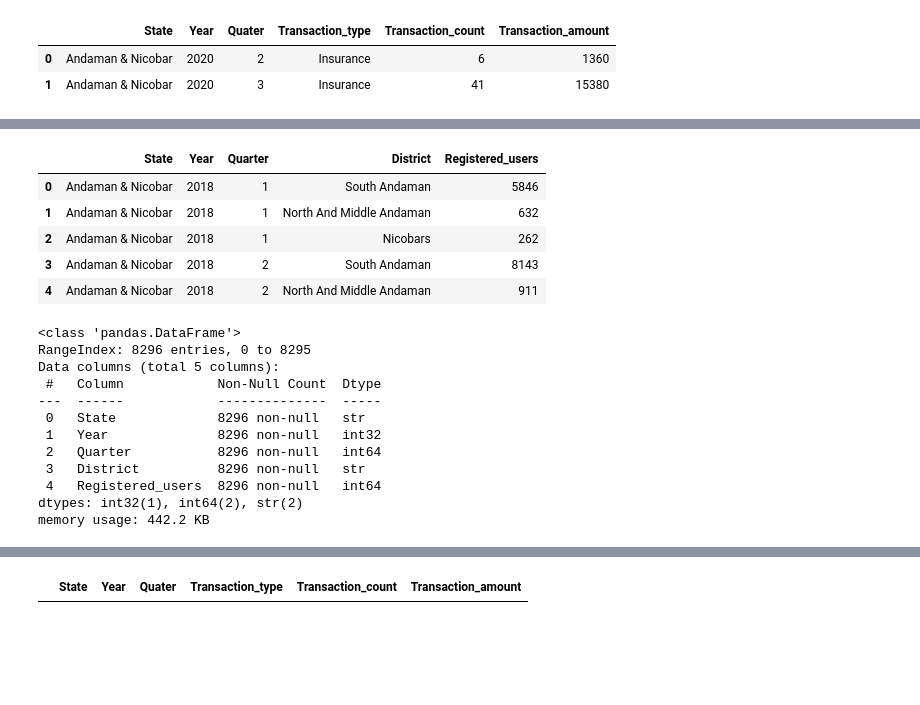
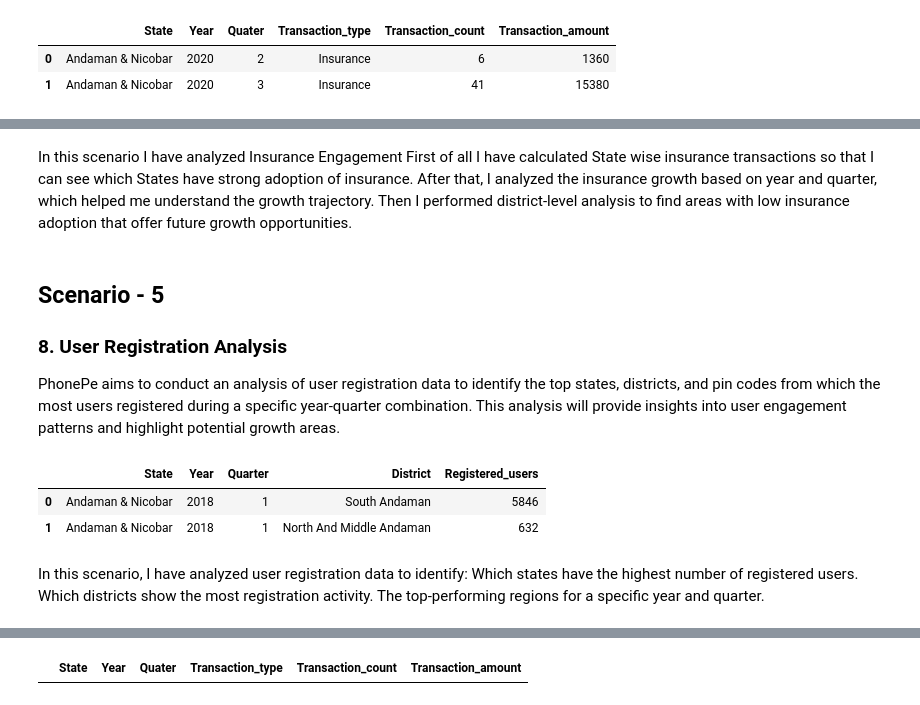
Before and after one commit to ufarooq8627/PhonePe_Analysis, a Jupyter notebook: phonepe_ana.ipynb, the cells around one changed output, grey strips where cells are left out. Cells and saved outputs as stored; diff of their text form; code cells hidden in the pictures; blank space fills up the shorter version.

```diff
--- a/phonepe_ana.ipynb
+++ b/phonepe_ana.ipynb
@@ -2141,26 +2169,24 @@ low_ins_adop
+# %% [markdown]
+In this scenario I have analyzed Insurance Engagement
+First of all I have calculated State wise insurance transactions so that I can see which States have strong adoption of insurance.
+After that, I analyzed the insurance growth based on year and quarter, which helped me understand the growth trajectory.
+Then I performed district-level analysis to find areas with low insurance adoption that offer future growth opportunities.
+# %% [markdown]
+## Scenario - 5
+### 8. User Registration Analysis
+ PhonePe aims to conduct an analysis of user registration data to identify the top states,
+ districts, and pin codes from which the most users registered during a specific year-quarter combination.
+  This analysis will provide insights into user engagement patterns and highlight potential growth areas.
 # %%
-top_user_list.head()
+top_user_list.head(2)
 # %% [output]
 |  | State | Year | Quarter | District | Registered_users |
 | 0 | Andaman & Nicobar | 2018 | 1 | South Andaman | 5846 |
 | 1 | Andaman & Nicobar | 2018 | 1 | North And Middle Andaman | 632 |
-| 2 | Andaman & Nicobar | 2018 | 1 | Nicobars | 262 |
-| 3 | Andaman & Nicobar | 2018 | 2 | South Andaman | 8143 |
-| 4 | Andaman & Nicobar | 2018 | 2 | North And Middle Andaman | 911 |
-# %%
-top_user_list.info()
-# %% [output]
-<class 'pandas.DataFrame'>
-RangeIndex: 8296 entries, 0 to 8295
-Data columns (total 5 columns):
- #   Column            Non-Null Count  Dtype
----  ------            --------------  -----
- 0   State             8296 non-null   str
- 1   Year              8296 non-null   int32
- 2   Quarter           8296 non-null   int64
- 3   District          8296 non-null   str
- 4   Registered_users  8296 non-null   int64
-dtypes: int32(1), int64(2), str(2)
-memory usage: 442.2 KB
+# %% [markdown]
+In this scenario, I have analyzed user registration data to identify:
+    Which states have the highest number of registered users.
+    Which districts show the most registration activity.
+    The top-performing regions for a specific year and quarter.
 # %%
 # highest registered users by state
```
Also changed, not shown: parts of 37 cells of this notebook.
